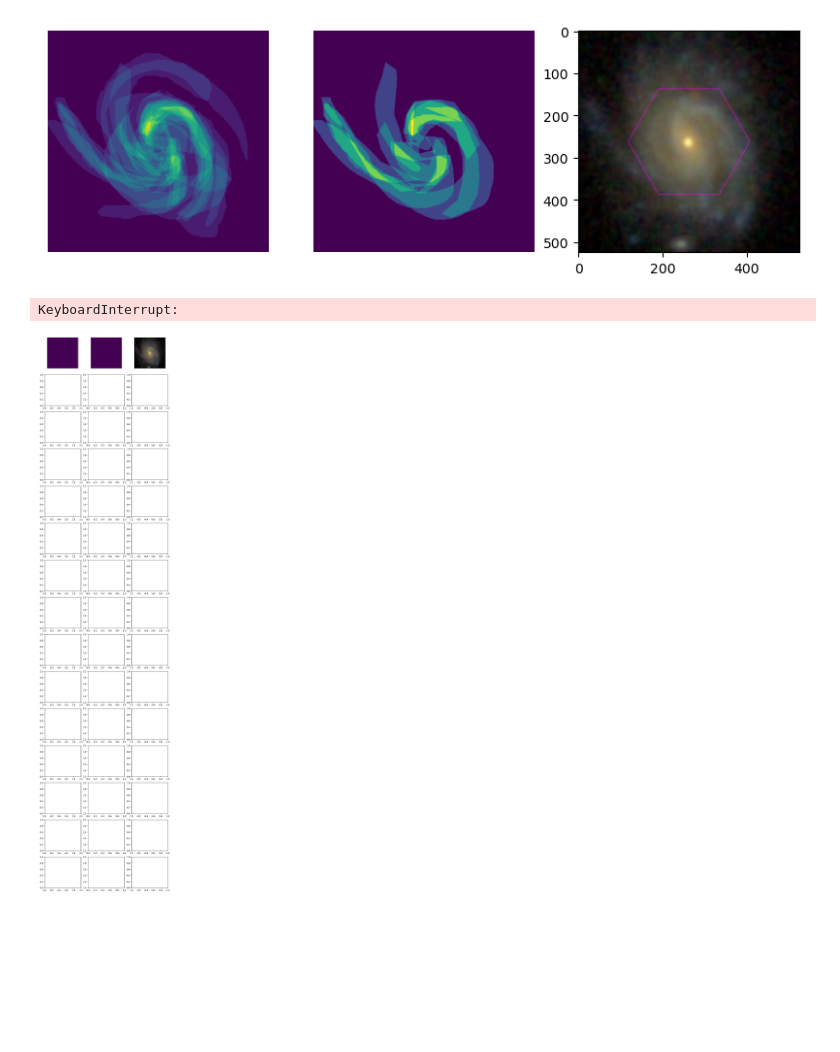
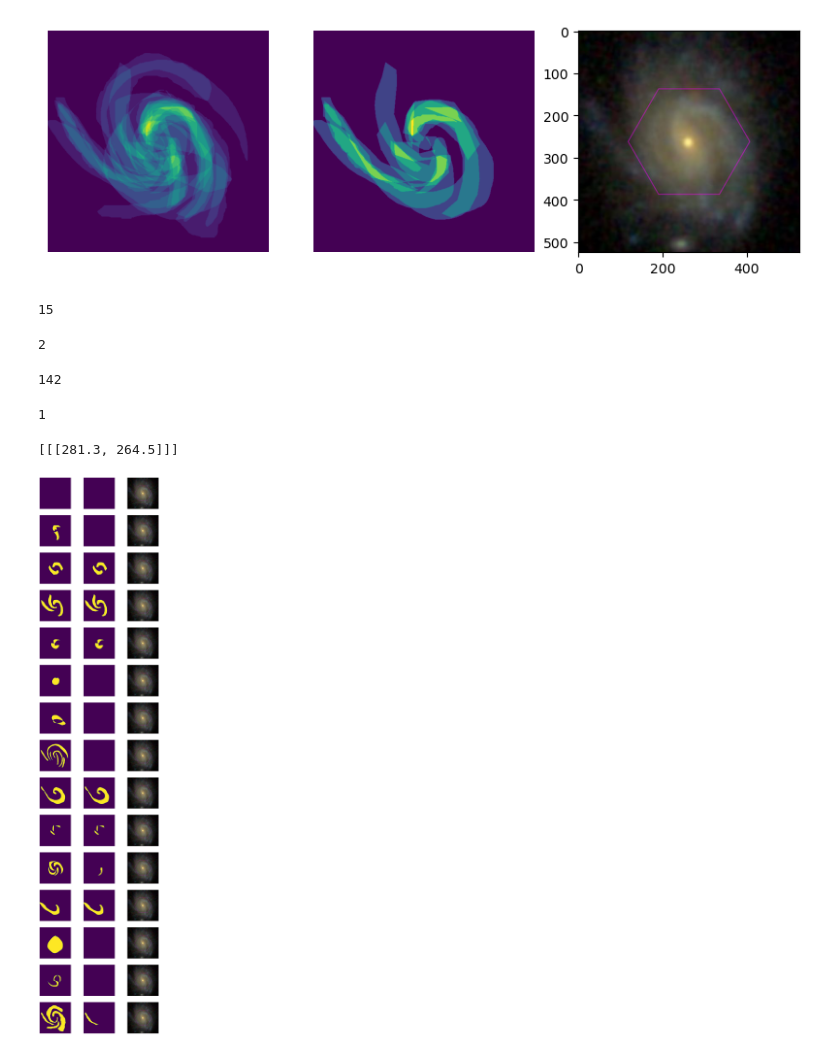
Before and after one commit to mwalmsley/zoobot-3d, a Jupyter notebook: construct_individual_masks.ipynb, the cells around one changed output. Cells and saved outputs as stored; diff of their text form; code cells hidden in the pictures; blank space fills up the shorter version.

```diff
--- a/construct_individual_masks.ipynb
+++ b/construct_individual_masks.ipynb
@@ -186,42 +167,55 @@ ax2.imshow(fits.open(galaxy['local_gz3d_fits_loc'])[0].data)
 # %% [output]
 <matplotlib.image.AxesImage at 0x...>
 [figure]
+# %%
+len(spiral_marks_by_user)  # 15 users
+# %% [output]
+15
+# %%
+len(spiral_marks_by_user[1])  # user 1 made 2 components
+# %% [output]
+2
+# %%
+len(spiral_marks_by_user[1][0])  # their first component has 142 nodes
+# %% [output]
+142
+# %%
+len(spiral_marks_by_user[0])
+# %% [output]
+1
+# %%
+spiral_marks_by_user[0]
+# %% [output]
+[[[281.3, 264.5]]]
 # %%
 dimensions=(525, 525)
 coords = [[x, y] for y in range(dimensions[1]) for x in range(dimensions[0])]
-
 
 # spiral_marks_to_plot = spiral_marks_by_user[6:7]
 
 fig, rows = plt.subplots(ncols=3, nrows=len(spiral_marks_by_user), figsize=(10, len(spiral_marks_by_user)*3))
 
 for user_index in range(len(spiral_marks_by_user)):
 
     row = rows[user_index]
     marks_by_this_user = spiral_marks_by_user[user_index]
 
-    full_mask = np.zeros(dimensions)
-    for user_segment in marks_by_this_user:
-        full_mask += path([user_segment], dimensions=dimensions, coords=coords, remove_self_intersecting=False)
+    full_mask = segmap_utils.draw_components(marks_by_this_user, remove_self_intersecting=False)
 
-
-    trimmed_mask = np.zeros(dimensions)
-    for user_segment in marks_by_this_user:
-        trimmed_mask += path([user_segment], dimensions=dimensions, coords=coords, remove_self_intersecting=True)
+    trimmed_mask = segmap_utils.draw_components(marks_by_this_user, remove_self_intersecting=True)
 
     ax0, ax1, ax2 = row
 
     ax0.imshow(full_mask)
     ax0.axis('off')
 
     ax1.imshow(trimmed_mask)
     ax1.axis('off')
 
     ax2.imshow(fits.open(galaxy['local_gz3d_fits_loc'])[0].data)
     ax2.axis('off')
 # %% [output]
-KeyboardInterrupt:
-[figure, old version]
+[figure, new version]
 # %%
 with open('temp.json', 'w') as f:
     json.dump(spiral_marks_by_user, f)
```
Also changed, not shown: parts of 5 cells of this notebook, 9 other files.
